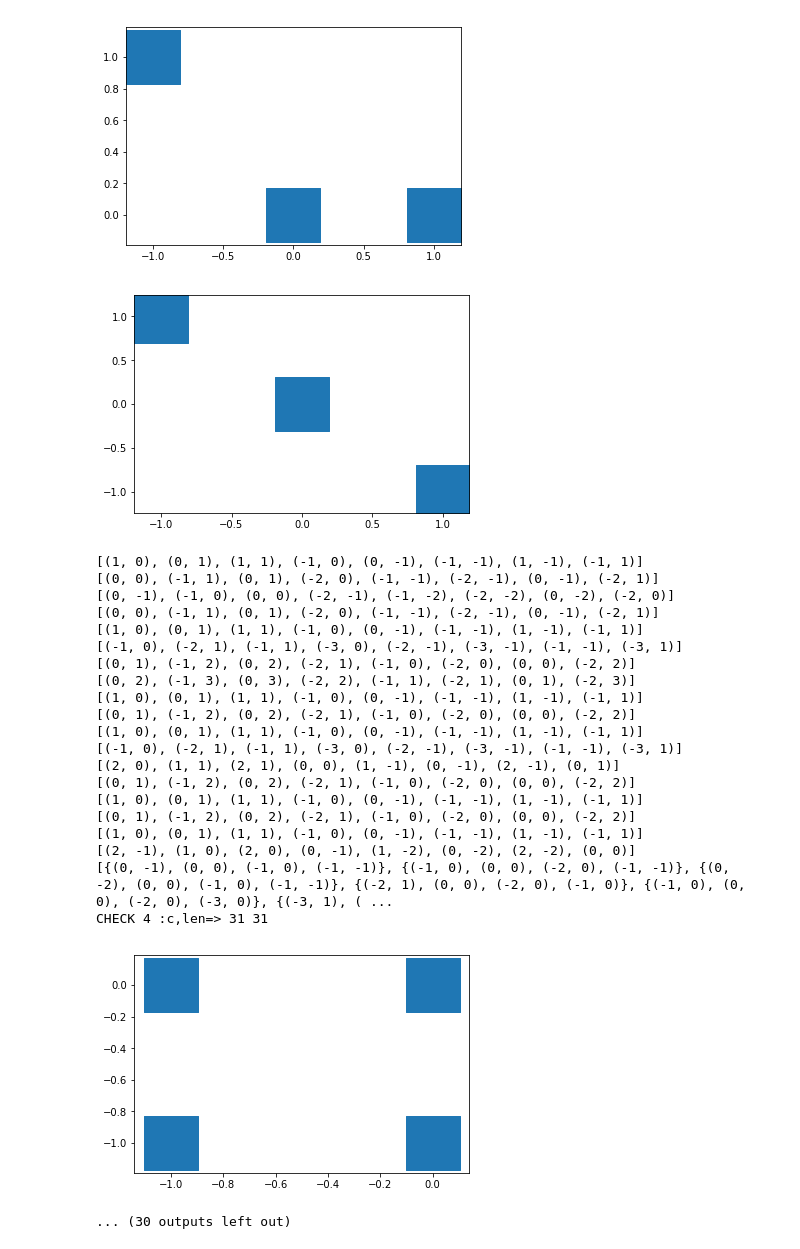
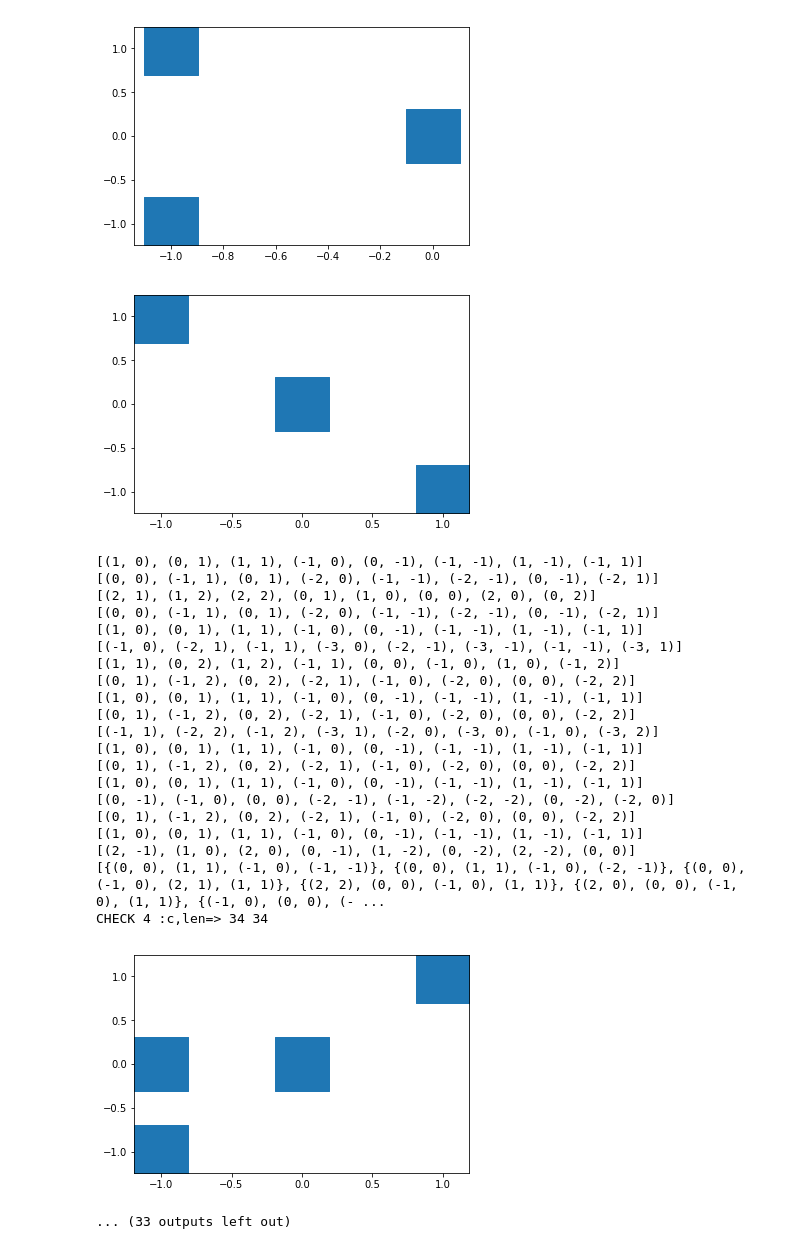
Before and after one commit to foxqstm/Polyomino, a Jupyter notebook: Polyomino.ipynb, the cells around one changed output. Saved outputs shown, nothing was run; the diff lists cells and outputs as text; code cells hidden in the pictures.

```diff
--- a/Polyomino.ipynb
+++ b/Polyomino.ipynb
@@ -212,6 +212,7 @@ s1=[{o}]
 l2=[]
 l2=prep(s1,l2,2)
 l2=rot123(l2)
+l2=rot123(l2)
 if SR==True:
     l2=revxy(l2)
 s2=output(l2)
@@ -221,6 +222,7 @@ plot2d(s2)
 l3=[]
 l3=prep(s2,l3,3)
 l3=rot123(l3)
+l3=rot123(l3)
 if SR==True:
     l3=revxy(l3)
 s3=output(l3)
@@ -228,8 +230,9 @@ dbcheck(s3,3)
 plot2d(s3)
 
 l4=[]
-l3=prep(s3,l4,4)
-l3=rot123(l4)
+l4=prep(s3,l4,4)
+l4=rot123(l4)
+l4=rot123(l4)
 if SR==True:
     l4=revxy(l4)
 s4=output(l4)
@@ -254,24 +257,24 @@ CHECK 3 :c,len=> 6 6
-[figure, old version]
+[figure, new version]
 [figure]
 [(1, 0), (0, 1), (1, 1), (-1, 0), (0, -1), (-1, -1), (1, -1), (-1, 1)]
 [(0, 0), (-1, 1), (0, 1), (-2, 0), (-1, -1), (-2, -1), (0, -1), (-2, 1)]
-[(0, -1), (-1, 0), (0, 0), (-2, -1), (-1, -2), (-2, -2), (0, -2), (-2, 0)]
+[(2, 1), (1, 2), (2, 2), (0, 1), (1, 0), (0, 0), (2, 0), (0, 2)]
 [(0, 0), (-1, 1), (0, 1), (-2, 0), (-1, -1), (-2, -1), (0, -1), (-2, 1)]
 [(1, 0), (0, 1), (1, 1), (-1, 0), (0, -1), (-1, -1), (1, -1), (-1, 1)]
 [(-1, 0), (-2, 1), (-1, 1), (-3, 0), (-2, -1), (-3, -1), (-1, -1), (-3, 1)]
+[(1, 1), (0, 2), (1, 2), (-1, 1), (0, 0), (-1, 0), (1, 0), (-1, 2)]
 [(0, 1), (-1, 2), (0, 2), (-2, 1), (-1, 0), (-2, 0), (0, 0), (-2, 2)]
-[(0, 2), (-1, 3), (0, 3), (-2, 2), (-1, 1), (-2, 1), (0, 1), (-2, 3)]
+[(1, 0), (0, 1), (1, 1), (-1, 0), (0, -1), (-1, -1), (1, -1), (-1, 1)]
+[(0, 1), (-1, 2), (0, 2), (-2, 1), (-1, 0), (-2, 0), (0, 0), (-2, 2)]
+[(-1, 1), (-2, 2), (-1, 2), (-3, 1), (-2, 0), (-3, 0), (-1, 0), (-3, 2)]
 [(1, 0), (0, 1), (1, 1), (-1, 0), (0, -1), (-1, -1), (1, -1), (-1, 1)]
 [(0, 1), (-1, 2), (0, 2), (-2, 1), (-1, 0), (-2, 0), (0, 0), (-2, 2)]
 [(1, 0), (0, 1), (1, 1), (-1, 0), (0, -1), (-1, -1), (1, -1), (-1, 1)]
-[(-1, 0), (-2, 1), (-1, 1), (-3, 0), (-2, -1), (-3, -1), (-1, -1), (-3, 1)]
-[(2, 0), (1, 1), (2, 1), (0, 0), (1, -1), (0, -1), (2, -1), (0, 1)]
-[(0, 1), (-1, 2), (0, 2), (-2, 1), (-1, 0), (-2, 0), (0, 0), (-2, 2)]
-[(1, 0), (0, 1), (1, 1), (-1, 0), (0, -1), (-1, -1), (1, -1), (-1, 1)]
+[(0, -1), (-1, 0), (0, 0), (-2, -1), (-1, -2), (-2, -2), (0, -2), (-2, 0)]
 [(0, 1), (-1, 2), (0, 2), (-2, 1), (-1, 0), (-2, 0), (0, 0), (-2, 2)]
 [(1, 0), (0, 1), (1, 1), (-1, 0), (0, -1), (-1, -1), (1, -1), (-1, 1)]
 [(2, -1), (1, 0), (2, 0), (0, -1), (1, -2), (0, -2), (2, -2), (0, 0)]
-[{(0, -1), (0, 0), (-1, 0), (-1, -1)}, {(-1, 0), (0, 0), (-2, 0), (-1, -1)}, {(0, -2), (0, 0), (-1, 0), (-1, -1)}, {(-2, 1), (0, 0), (-2, 0), (-1, 0)}, {(-1, 0), (0, 0), (-2, 0), (-3, 0)}, {(-3, 1), ( ...
-CHECK 4 :c,len=> 31 31
+[{(0, 0), (1, 1), (-1, 0), (-1, -1)}, {(0, 0), (1, 1), (-1, 0), (-2, -1)}, {(0, 0), (-1, 0), (2, 1), (1, 1)}, {(2, 2), (0, 0), (-1, 0), (1, 1)}, {(2, 0), (0, 0), (-1, 0), (1, 1)}, {(-1, 0), (0, 0), (- ...
+CHECK 4 :c,len=> 34 34
-[figure, old version]
+[figure, new version]
-... (30 outputs left out)
+... (33 outputs left out)
```
Also changed, not shown: parts of 1 cell of this notebook.
